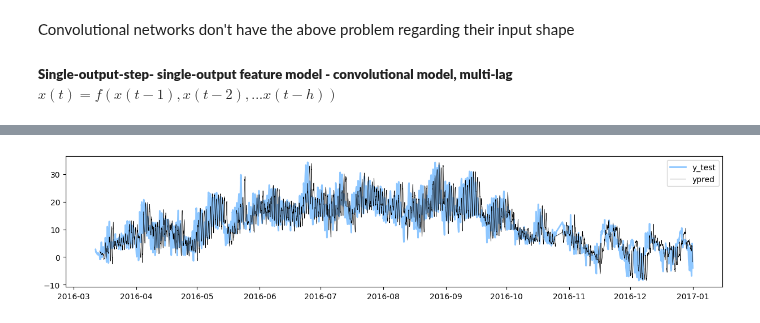
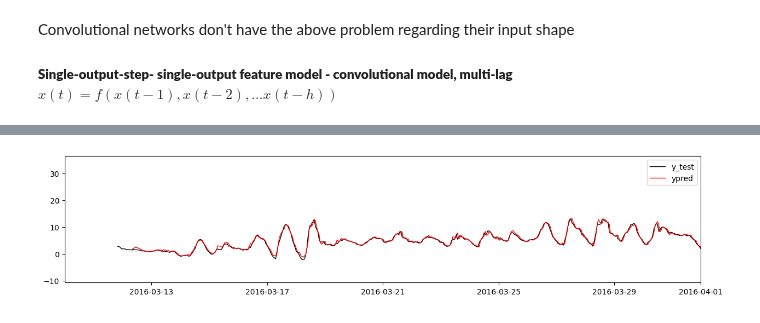
Before and after one commit to robetatis/study_notes_ml, a Jupyter notebook: weather.ipynb, the cells around one changed output, grey strips where cells are left out. Cells and saved outputs as stored; diff of their text form; code cells hidden in the pictures.

```diff
--- a/weather.ipynb
+++ b/weather.ipynb
@@ -572,22 +567,16 @@ Convolutional networks don't have the above problem regarding their input shape
 
 ##### **Single-output-step- single-output feature model - convolutional model, multi-lag $x(t) = f(x(t-1), x(t-2), ... x(t-h))$**
 # %%
-CONV_WIDTH = 3
-LABEL_WIDTH = 48
-INPUT_WIDTH = LABEL_WIDTH + (CONV_WIDTH - 1) # because the conv. kernel leads to shorter output
+CONV_WIDTH = 12
+LABEL_WIDTH = 1
+INPUT_WIDTH = LABEL_WIDTH + (CONV_WIDTH - 1) # because the conv. kernel leads to shorter output (exactly how much shorter depends on padding type)
 
 conv = tf.keras.Sequential([
-    tf.keras.layers.Conv1D(filters=32, kernel_size=(CONV_WIDTH,), activation='relu'),
-    tf.keras.layers.Dense(units=32, activation='relu'),
+    tf.keras.layers.Conv1D(filters=5, kernel_size=(CONV_WIDTH,), activation='relu'),
     tf.keras.layers.Dense(units=1),
 ])
 
-w_conv = WindowGenerator(
-    input_width=INPUT_WIDTH,
-    label_width=LABEL_WIDTH,
-    offset=1,
-    label_columns=['T (degC)'])
-
+w_conv = WindowGenerator(input_width=INPUT_WIDTH, label_width=LABEL_WIDTH, offset=1, label_columns=['T (degC)'])
 
 print(f'input shape = {w_conv.example[0].shape}')
 print(f'output shape = {conv(w_conv.example[0]).shape}')
@@ -661,9 +702,10 @@ ypred_conv = make_ypred(conv, w_conv, train_mean['T (degC)'], train_sd['T (degC)
 # %%
 fig, ax = plt.subplots(figsize=(15, 3))
-ax.plot(date_time[int(n*0.9):], test_df_original['T (degC)'], color='dodgerblue', linewidth=2, alpha=0.5, label='y_test')
-ax.plot(date_time[int(n*0.9):], ypred_conv, color='black', linewidth=0.5, label='ypred')
-#ax.set_xlim(datetime(year=2016, month=5, day=7), datetime(year=2016, month=6, day=1))
+ax.plot(date_time[int(n*0.9):], test_df_original['T (degC)'], linewidth=1, color='black', label='y_test')
+ax.plot(date_time[int(n*0.9):], ypred_conv, linewidth=1, color='red', label='ypred')
+#ax.plot(date_time[-len(ypred_baseline):], ypred_baseline, color='gray', label='baseline')
+ax.set_xlim(datetime(year=2016, month=3, day=10), datetime(year=2016, month=4, day=1))
 ax.legend()
 plt.show()
 # %% [output]
-[figure, old version]
+[figure, new version]
```
Also changed, not shown: parts of 22 cells of this notebook, 1 other file.
